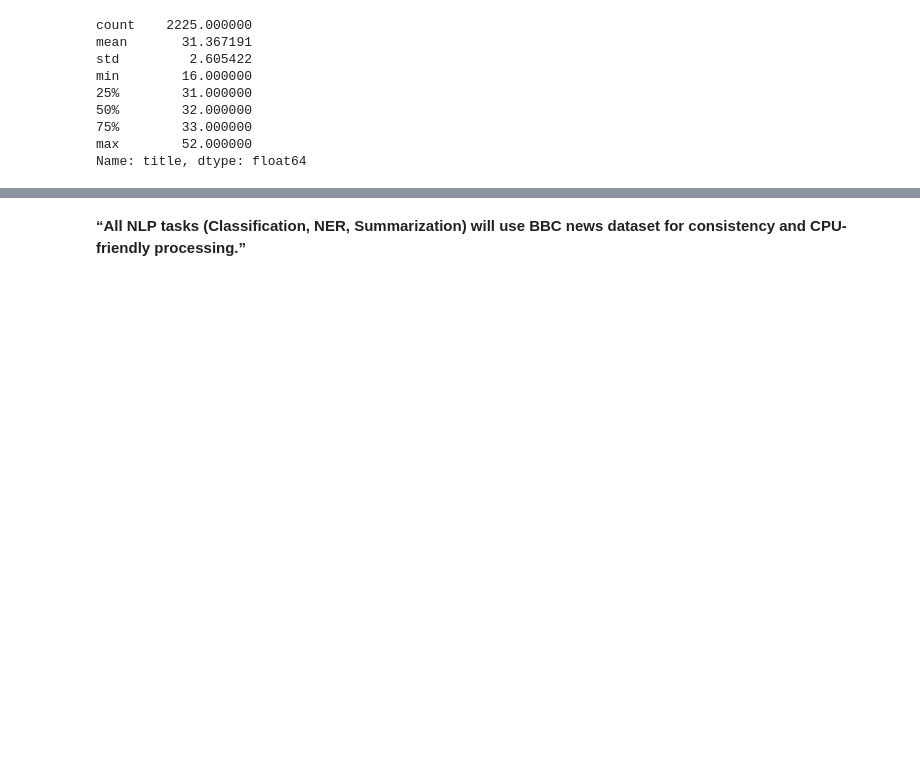
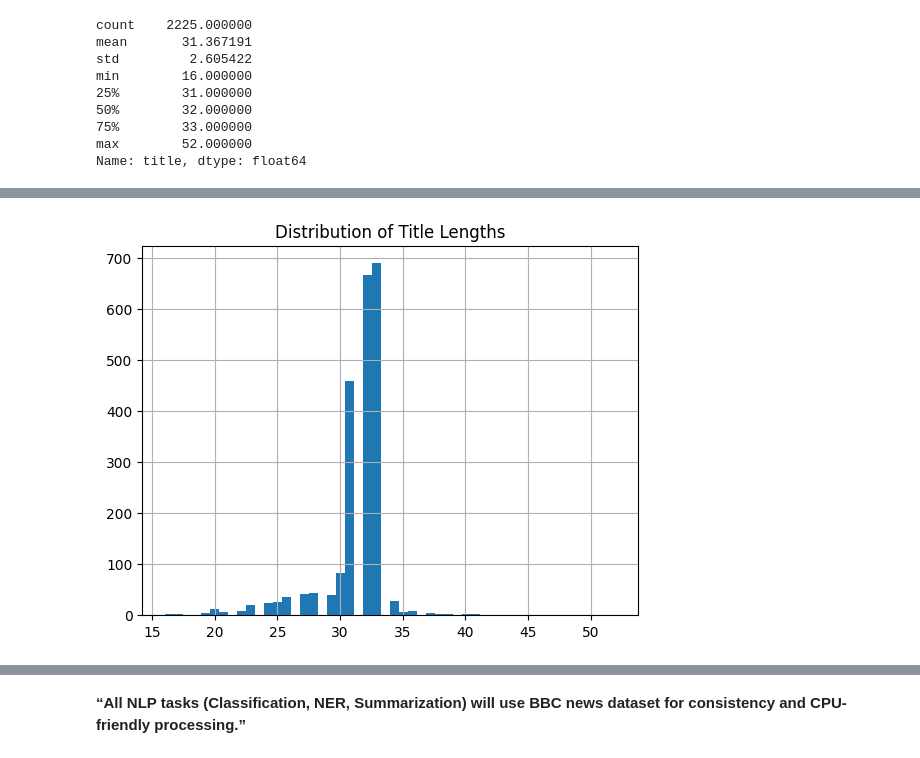
Before and after one commit to SAHIL254/intelligent-document-understanding, a Jupyter notebook: notebooks/01_data_understanding.ipynb, the cells around one changed output, grey strips where cells are left out. Drawn from its saved outputs; the diff is of its cells as text; code cells hidden in the pictures; blank space fills up the shorter version.

```diff
--- a/notebooks/01_data_understanding.ipynb
+++ b/notebooks/01_data_understanding.ipynb
@@ -83,0 +102,6 @@ Name: title, dtype: float64
+# %%
+bbc_df['title'].str.len().hist(bins=50)
+plt.title("Distribution of Title Lengths")
+plt.show()
+# %% [output]
+[figure, added]
```
Also changed, not shown: parts of 5 cells of this notebook, 23 other files.
